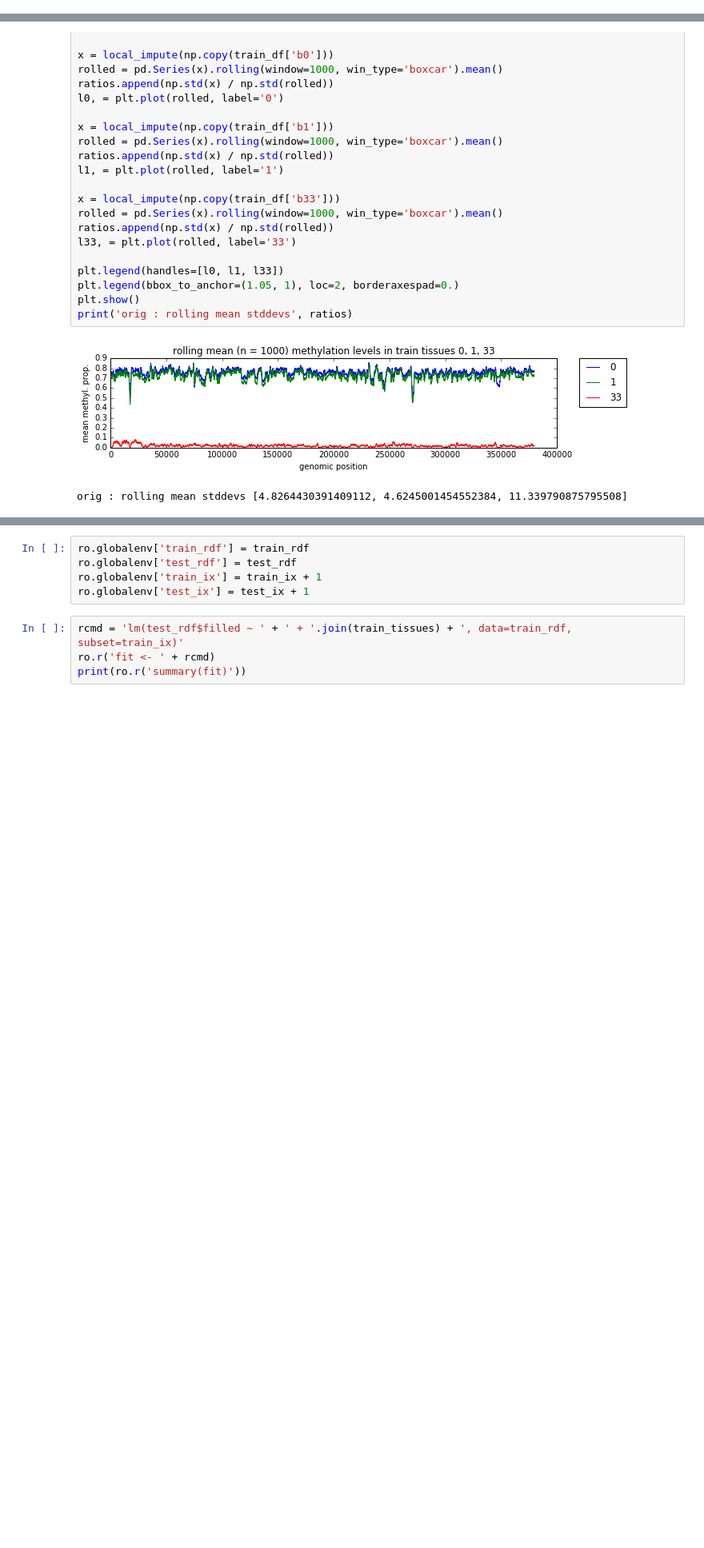
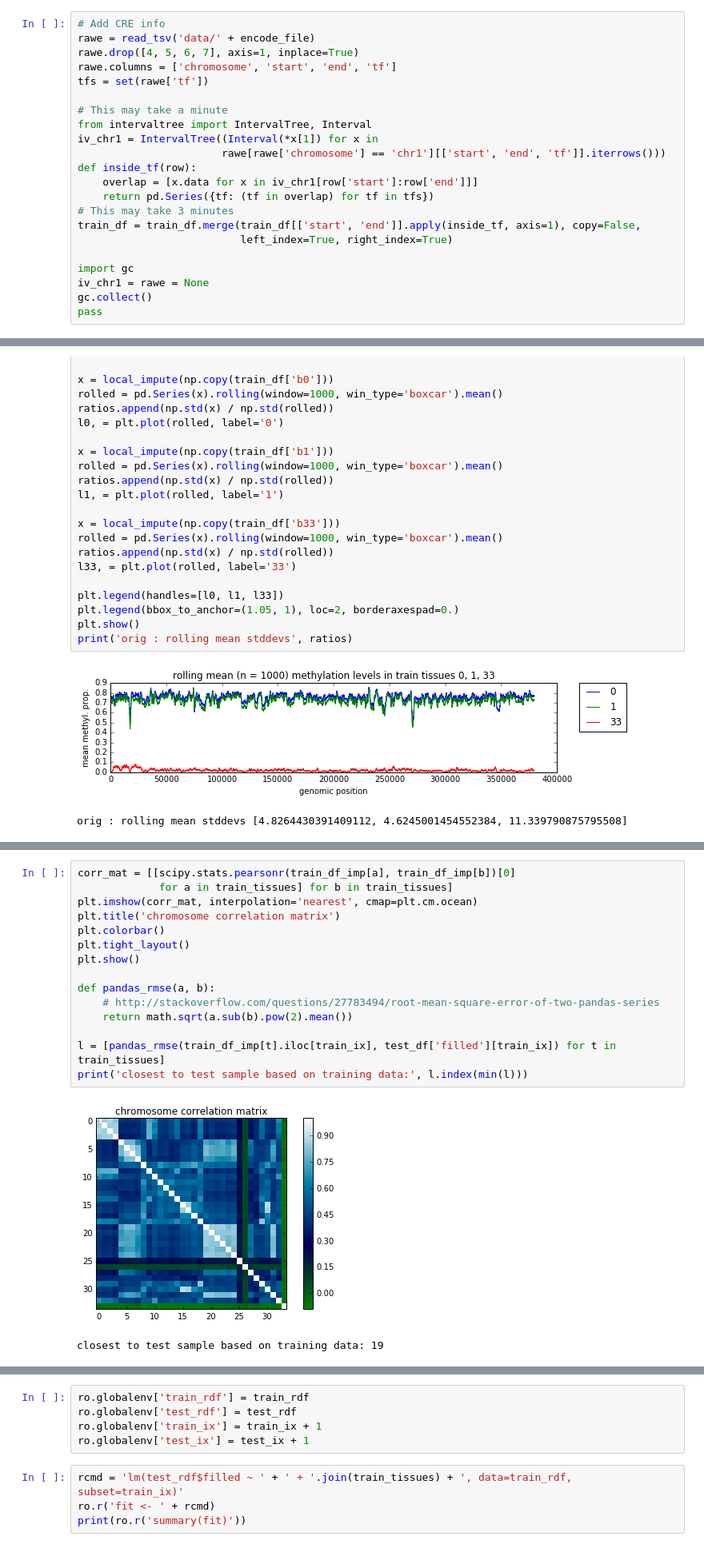
Before and after one commit to PrincetonUniversity/methyl-cluster, a Jupyter notebook: vyf_hw2.ipynb, the cells around one changed output, grey strips where cells are left out. Shown: that part at 80% size. Saved outputs shown, nothing was run; the diff lists cells and outputs as text; blank space fills up the shorter version.

Commit message:
Added ENCODE CREs

```diff
--- a/vyf_hw2.ipynb
+++ b/vyf_hw2.ipynb
@@ -74,0 +73,22 @@ train_df.loc[range(267, 273)]
+# %%
+# Add CRE info
+rawe = read_tsv('data/' + encode_file)
+rawe.drop([4, 5, 6, 7], axis=1, inplace=True)
+rawe.columns = ['chromosome', 'start', 'end', 'tf']
+tfs = set(rawe['tf'])
+
+# This may take a minute
+from intervaltree import IntervalTree, Interval
+iv_chr1 = IntervalTree((Interval(*x[1]) for x in
+                       rawe[rawe['chromosome'] == 'chr1'][['start', 'end', 'tf']].iterrows()))
+def inside_tf(row):
+    overlap = [x.data for x in iv_chr1[row['start']:row['end']]]
+    return pd.Series({tf: (tf in overlap) for tf in tfs})
+# This may take 3 minutes
+train_df = train_df.merge(train_df[['start', 'end']].apply(inside_tf, axis=1), copy=False,
+                          left_index=True, right_index=True)
+
+import gc
+iv_chr1 = rawe = None
+gc.collect()
+pass
@@ -193,0 +241,18 @@ Sample sparsity 0.0
+# %%
+corr_mat = [[scipy.stats.pearsonr(train_df_imp[a], train_df_imp[b])[0]
+             for a in train_tissues] for b in train_tissues]
+plt.imshow(corr_mat, interpolation='nearest', cmap=plt.cm.ocean)
+plt.title('chromosome correlation matrix')
+plt.colorbar()
+plt.tight_layout()
+plt.show()
+
+def pandas_rmse(a, b):
+    # http://stackoverflow.com/questions/27783494/root-mean-square-error-of-two-pandas-series
+    return math.sqrt(a.sub(b).pow(2).mean())
+
+l = [pandas_rmse(train_df_imp[t].iloc[train_ix], test_df['filled'][train_ix]) for t in train_tissues]
+print('closest to test sample based on training data:', l.index(min(l)))
+# %% [output]
+[figure, added]
+closest to test sample based on training data: 19
```
Also changed, not shown: parts of 18 cells of this notebook, 4 other files.
